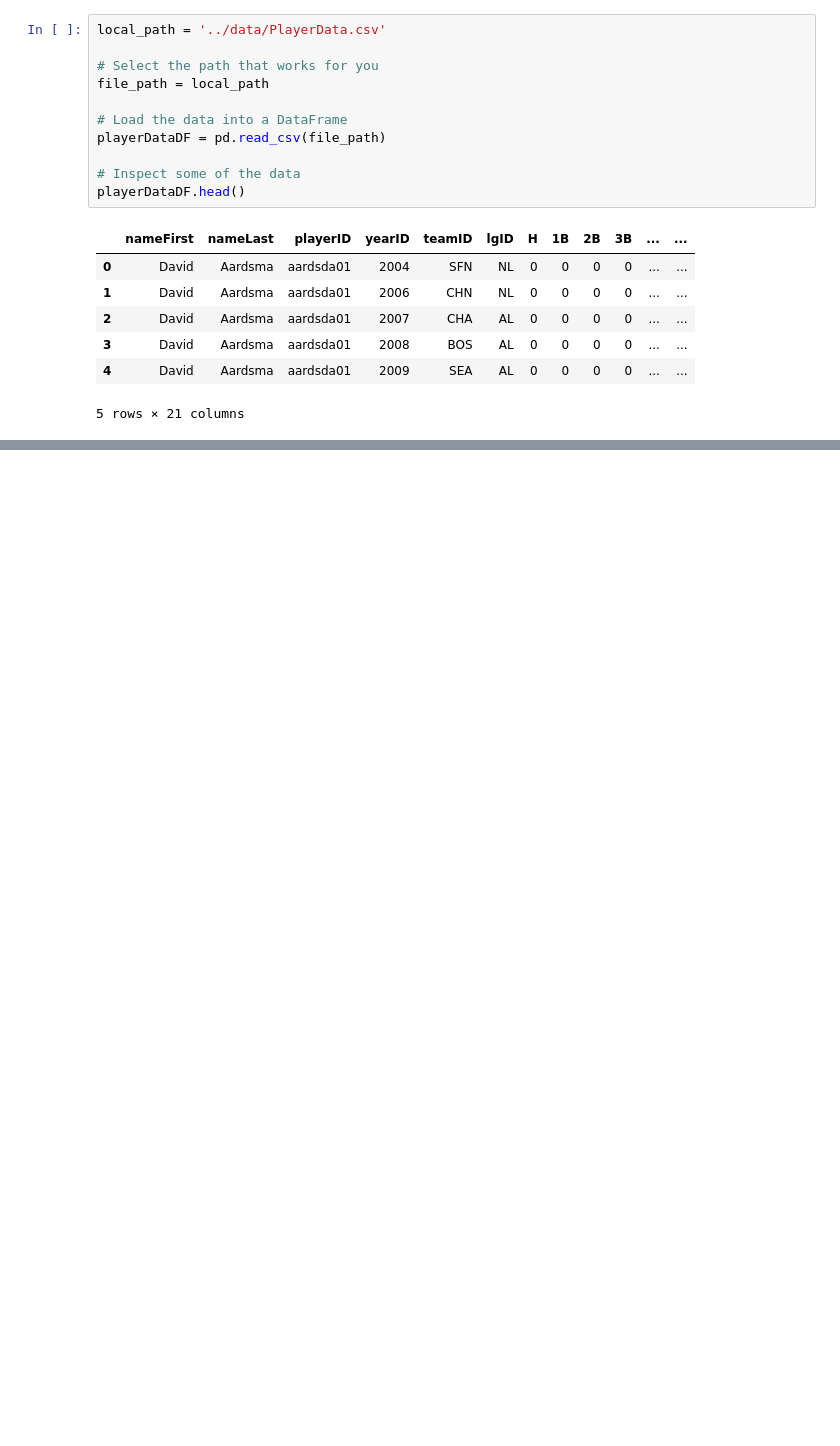
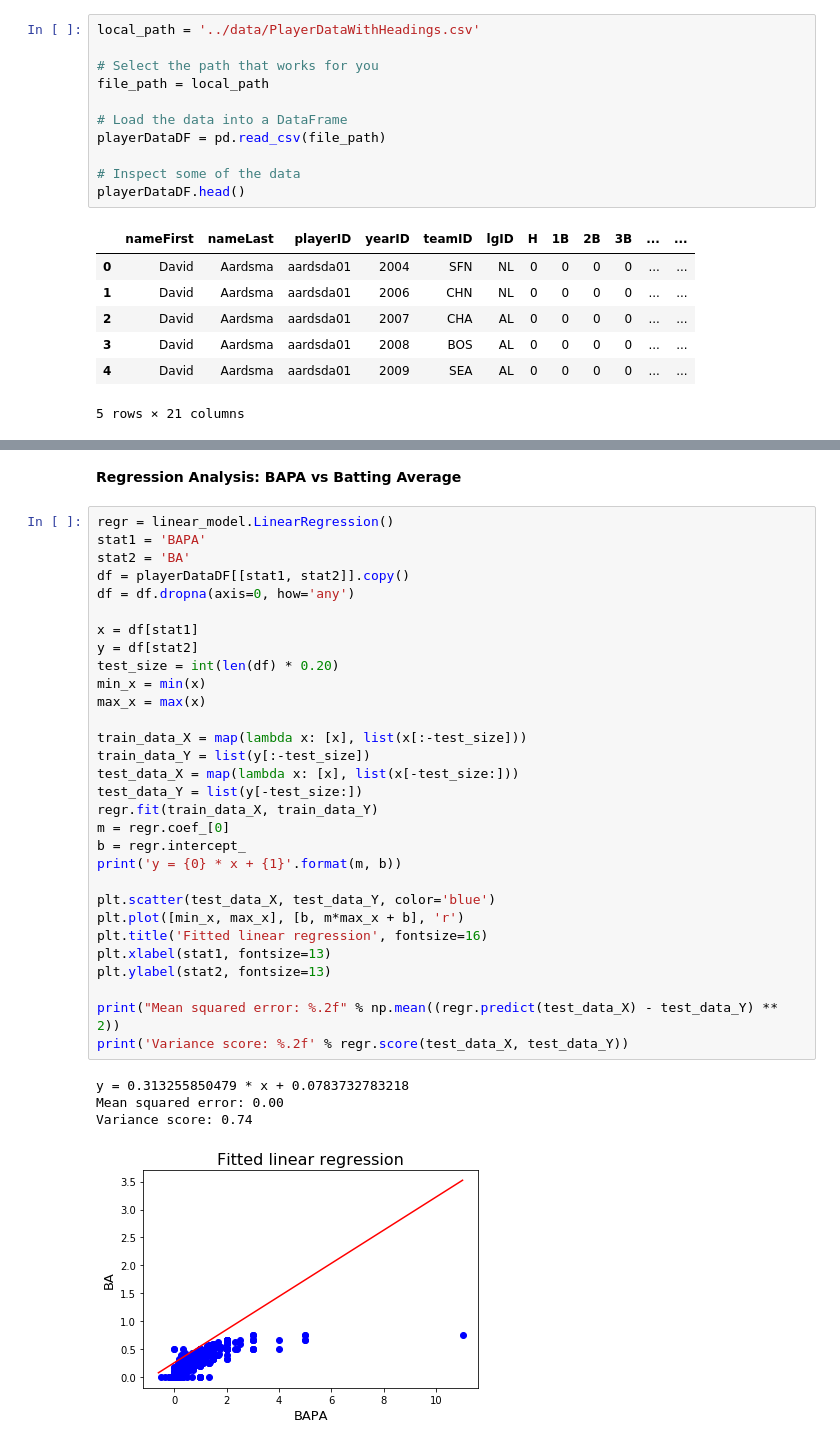
Before and after one commit to jackson-mediavilla/jackson-mediavilla.github.io, a Jupyter notebook: code/Analysis.ipynb, the cells around one changed output, grey strips where cells are left out. Saved outputs shown, nothing was run; the diff lists cells and outputs as text; blank space fills up the shorter version.

Commit message:
Website formatting

```diff
--- a/code/Analysis.ipynb
+++ b/code/Analysis.ipynb
@@ -13,5 +15,5 @@ import matplotlib.pylab as plt
 # %%
-local_path = '../data/PlayerData.csv'
+local_path = '../data/PlayerDataWithHeadings.csv'
 
 # Select the path that works for you
 file_path = local_path
@@ -64,3 +68,40 @@ print('Variance score: %.2f' % regr.score(test_data_X, test_data_Y))
 Mean squared error: 0.01
 Variance score: 0.72
 [figure]
+# %% [markdown]
+**Regression Analysis: BAPA vs Batting Average**
+# %%
+regr = linear_model.LinearRegression()
+stat1 = 'BAPA'
+stat2 = 'BA'
+df = playerDataDF[[stat1, stat2]].copy()
+df = df.dropna(axis=0, how='any')
+
+x = df[stat1]
+y = df[stat2]
+test_size = int(len(df) * 0.20)
+min_x = min(x)
+max_x = max(x)
+
+train_data_X = map(lambda x: [x], list(x[:-test_size]))
+train_data_Y = list(y[:-test_size])
+test_data_X = map(lambda x: [x], list(x[-test_size:]))
+test_data_Y = list(y[-test_size:])
+regr.fit(train_data_X, train_data_Y)
+m = regr.coef_[0]
+b = regr.intercept_
+print('y = {0} * x + {1}'.format(m, b))
+
+plt.scatter(test_data_X, test_data_Y, color='blue')
+plt.plot([min_x, max_x], [b, m*max_x + b], 'r')
+plt.title('Fitted linear regression', fontsize=16)
+plt.xlabel(stat1, fontsize=13)
+plt.ylabel(stat2, fontsize=13)
+
+print("Mean squared error: %.2f" % np.mean((regr.predict(test_data_X) - test_data_Y) ** 2))
+print('Variance score: %.2f' % regr.score(test_data_X, test_data_Y))
+# %% [output]
+y = 0.313255850479 * x + 0.0783732783218
+Mean squared error: 0.00
+Variance score: 0.74
+[figure, added]
```
Also changed, not shown: parts of 8 cells of this notebook, 6 other files.
